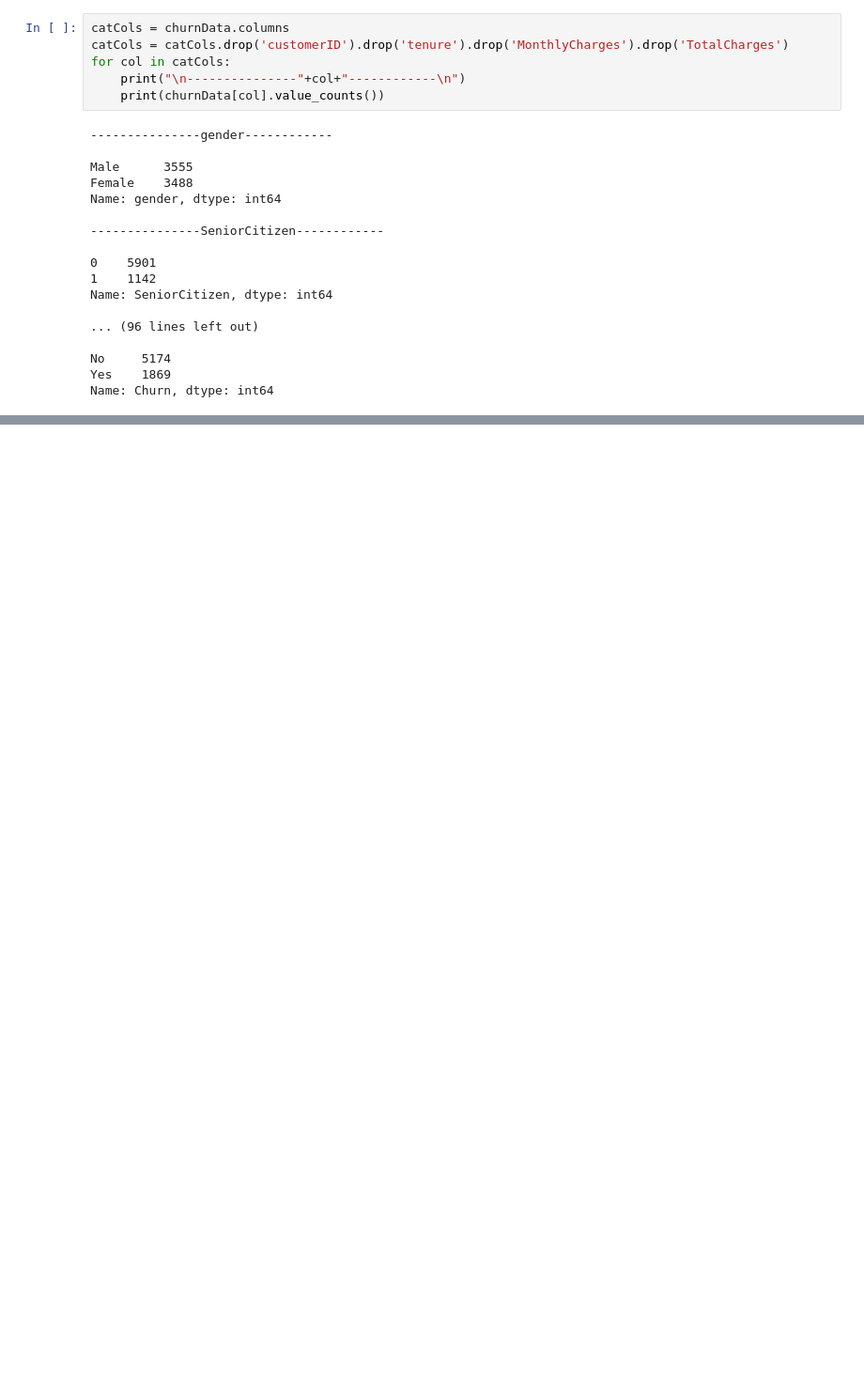
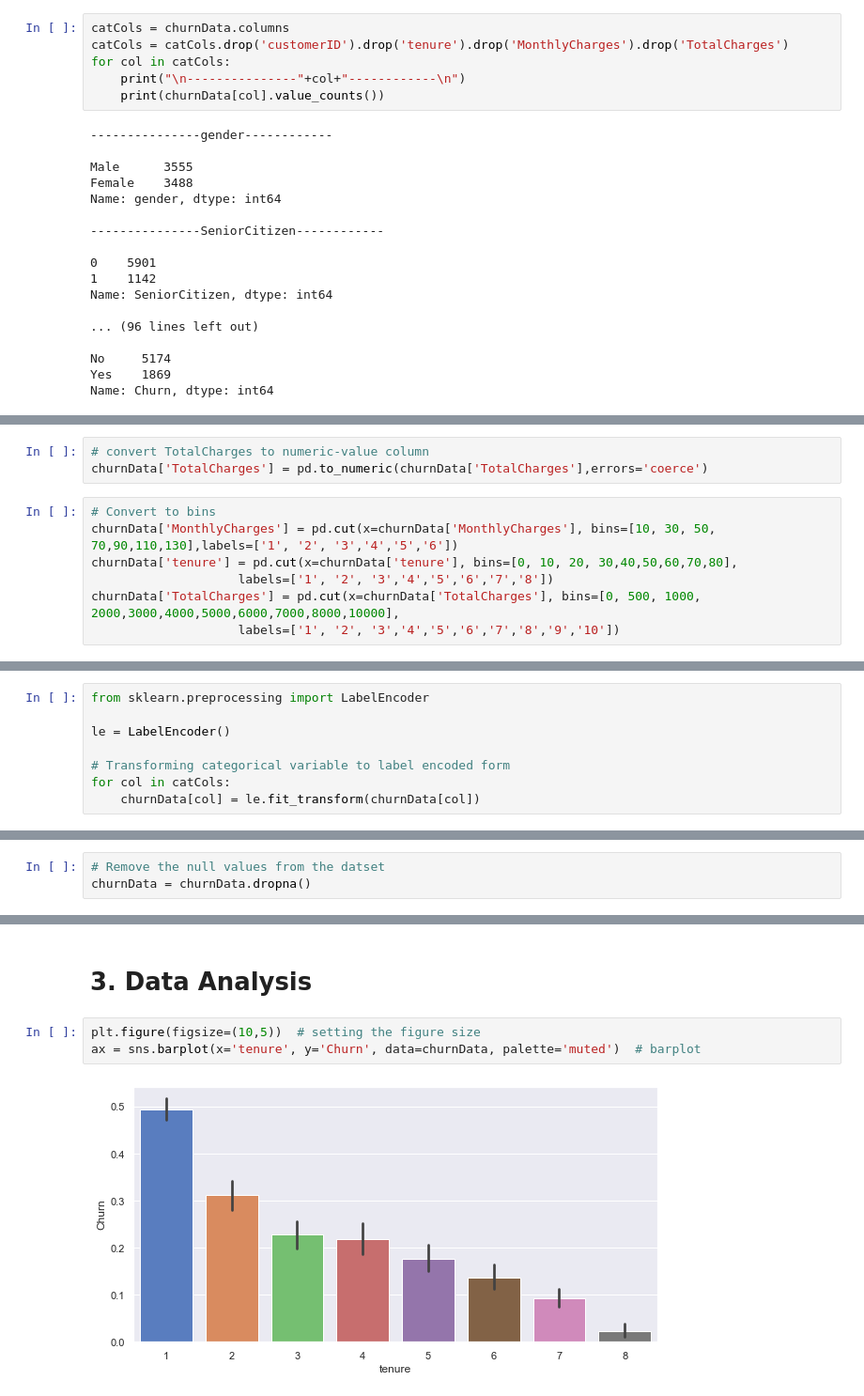
Before and after one commit to vishnudas-raveendran/PGP-AIML, a Jupyter notebook: Ensemble/Project/EST_Project_Telecom_Churn.ipynb, the cells around one changed output, grey strips where cells are left out. Shown at 94% size. Saved outputs shown, nothing was run; the diff lists cells and outputs as text; blank space fills up the shorter version.

Commit message:
Ensemble Project Submission
Ensemble Project Submission -- Telecom Customer Churn Pred

```diff
--- a/Ensemble/Project/EST_Project_Telecom_Churn.ipynb
+++ b/Ensemble/Project/EST_Project_Telecom_Churn.ipynb
@@ -144,0 +164,10 @@ Name: Churn, dtype: int64
+# %%
+# convert TotalCharges to numeric-value column
+churnData['TotalCharges'] = pd.to_numeric(churnData['TotalCharges'],errors='coerce')
+# %%
+# Convert to bins
+churnData['MonthlyCharges'] = pd.cut(x=churnData['MonthlyCharges'], bins=[10, 30, 50, 70,90,110,130],labels=['1', '2', '3','4','5','6'])
+churnData['tenure'] = pd.cut(x=churnData['tenure'], bins=[0, 10, 20, 30,40,50,60,70,80],
+                    labels=['1', '2', '3','4','5','6','7','8'])
+churnData['TotalCharges'] = pd.cut(x=churnData['TotalCharges'], bins=[0, 500, 1000, 2000,3000,4000,5000,6000,7000,8000,10000],
+                    labels=['1', '2', '3','4','5','6','7','8','9','10'])
@@ -144,0 +177,8 @@ Name: Churn, dtype: int64
+# %%
+from sklearn.preprocessing import LabelEncoder
+
+le = LabelEncoder()
+
+# Transforming categorical variable to label encoded form
+for col in catCols:
+    churnData[col] = le.fit_transform(churnData[col])
@@ -144,0 +206,3 @@ Name: Churn, dtype: int64
+# %%
+# Remove the null values from the datset
+churnData = churnData.dropna()
@@ -144,0 +245,7 @@ Name: Churn, dtype: int64
+# %% [markdown]
+# 3. Data Analysis
+# %%
+plt.figure(figsize=(10,5))  # setting the figure size
+ax = sns.barplot(x='tenure', y='Churn', data=churnData, palette='muted')  # barplot
+# %% [output]
+[figure, added]
```
Also changed, not shown: parts of 51 cells of this notebook, 2 other files.
